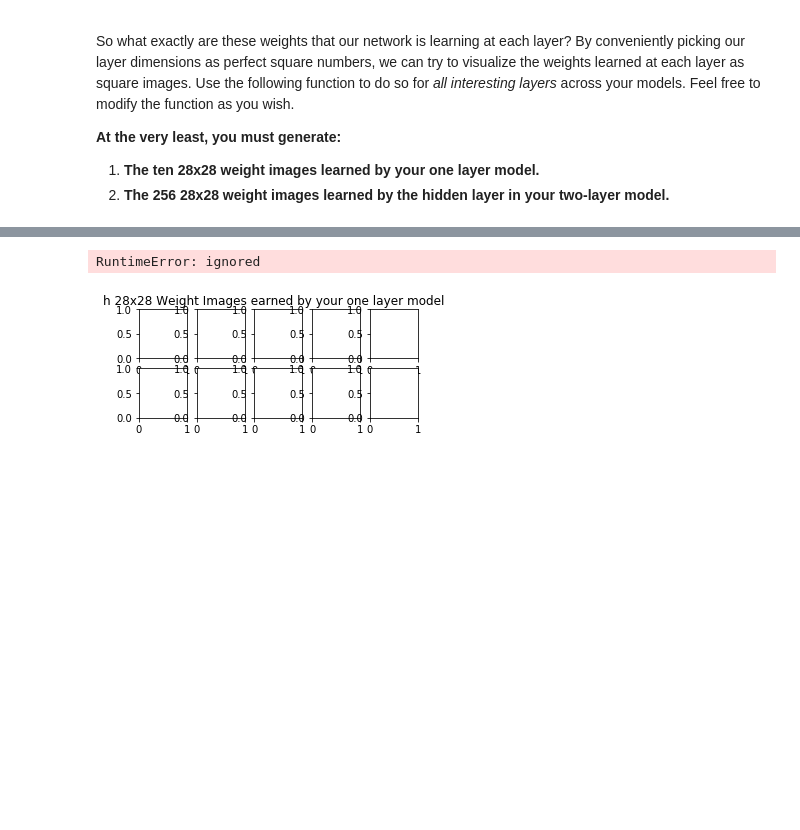
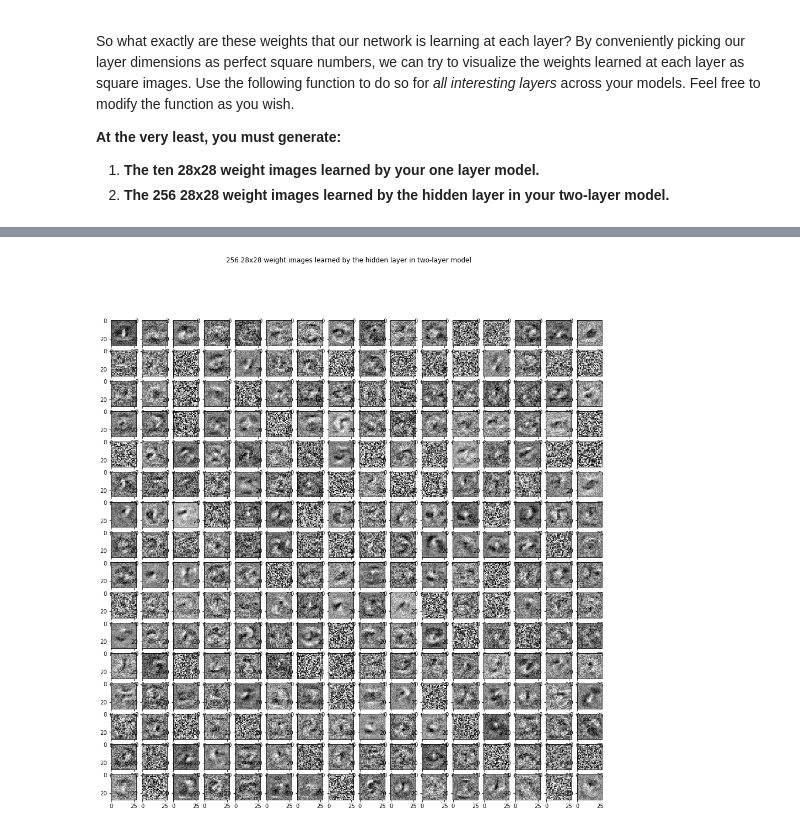
Before and after one commit to qingemeng/cs498-applied-machine-learning, a Jupyter notebook: HW8.ipynb, the cells around one changed output, grey strips where cells are left out. Saved outputs shown, nothing was run; the diff lists cells and outputs as text; code cells hidden in the pictures; blank space fills up the shorter version.

```diff
--- a/HW8.ipynb
+++ b/HW8.ipynb
@@ -486,7 +490,4 @@ def visualize_layer_weights(model, layer_idx, num_images, image_dim, title):
 # %%
-visualize_layer_weights(model, 1, 10, 28, '10 28x28 Weight Images earned by one layer model')
-
-visualize_layer_weights(model2, 1, 256, 28, '256 28x28 weight images learned by the hidden layer in two-layer model')
+visualize_layer_weights(model2, 0, 256, 28, '256 28x28 weight images learned by the hidden layer in two-layer model')
 # %% [output]
-RuntimeError: ignored
-[figure, old version]
+[figure, new version]
```
Also changed, not shown: parts of 1 cell of this notebook.
